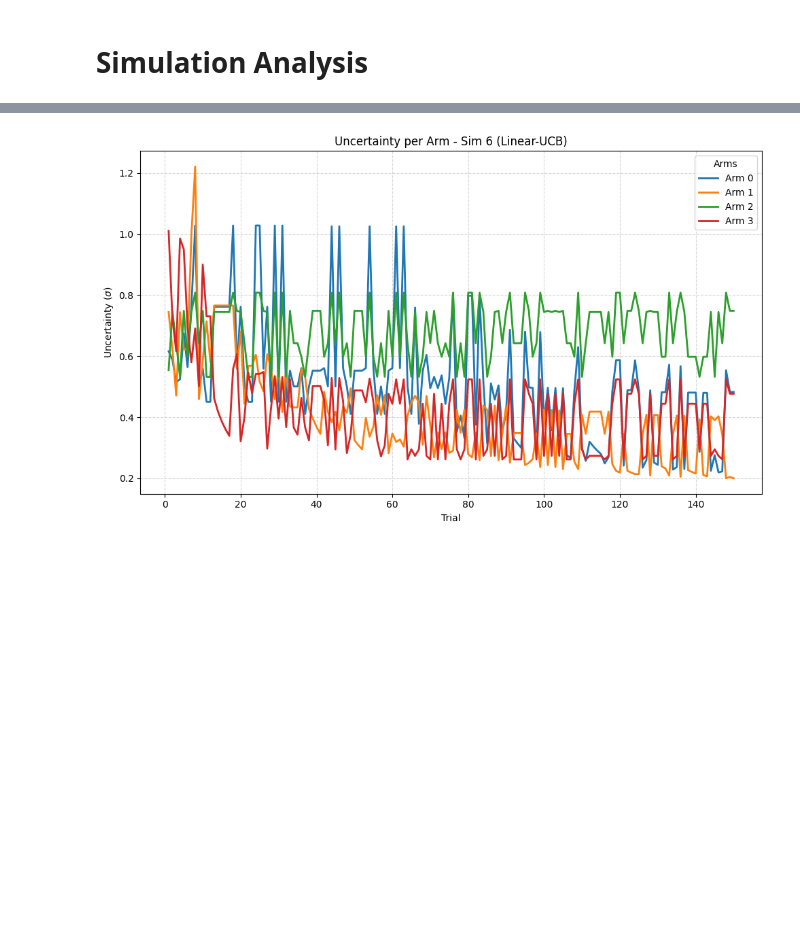
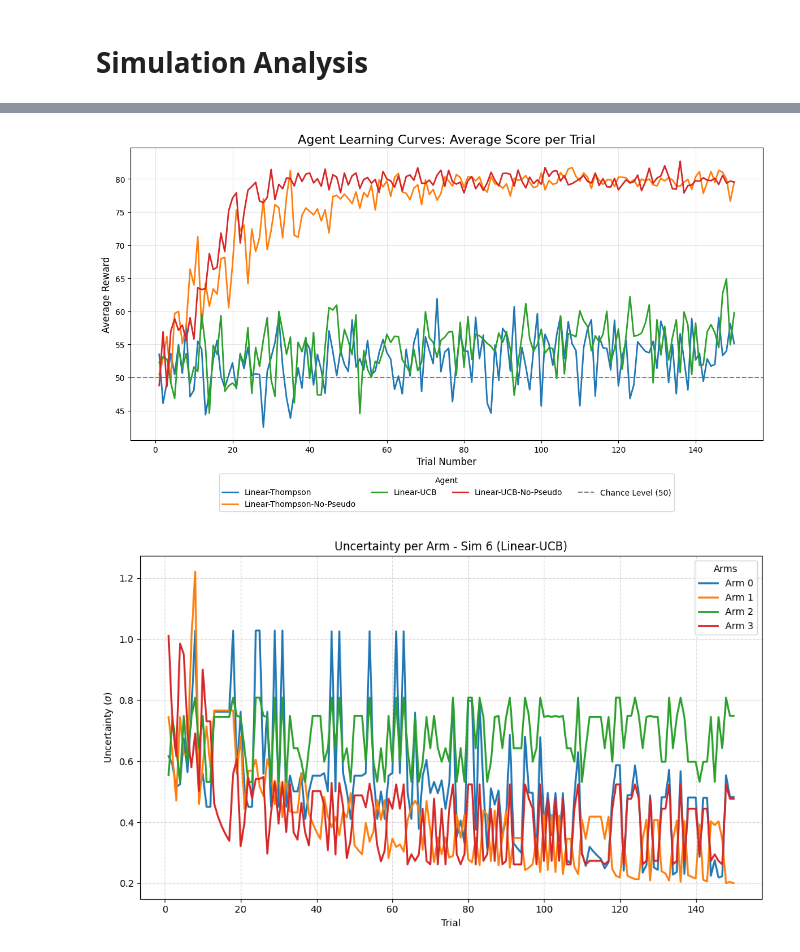
Before and after one commit to jk31/planets, a Jupyter notebook: testing.ipynb, the cells around one changed output, grey strips where cells are left out. Drawn from its saved outputs; the diff is of its cells as text; code cells hidden in the pictures; blank space fills up the shorter version.

```diff
--- a/testing.ipynb
+++ b/testing.ipynb
@@ -85,3 +85,29 @@ plt.show()
+# %%
+learning_curves = df_results.groupby(['agent_name', 'trial'])['reward'].mean().reset_index()
+
+# ---------------------------------------------------------
+# Graph 1: Combined Learning Curves (Averages Only)
+# ---------------------------------------------------------
+plt.figure(figsize=(12, 7))
+sns.lineplot(
+    data=learning_curves,
+    x='trial',
+    y='reward',
+    hue='agent_name',
+    linewidth=2
+)
+
+plt.axhline(y=50, color='gray', linestyle='--', label='Chance Level (50)')
+plt.title('Agent Learning Curves: Average Score per Trial', fontsize=16)
+plt.xlabel('Trial Number', fontsize=12)
+plt.ylabel('Average Reward', fontsize=12)
+plt.legend(title='Agent', loc='upper center', bbox_to_anchor=(0.5, -0.1), ncol=4)
+plt.grid(True, alpha=0.3)
+plt.tight_layout()
+# plt.savefig('learning_curves.pdf')
+plt.show()
+# %% [output]
+[figure, added]
 # %%
 def plot_single_simulation_uncertainty(data, simulation_id, agent_name):
     """
```
Also changed, not shown: parts of 5 cells of this notebook, 2 other files.
